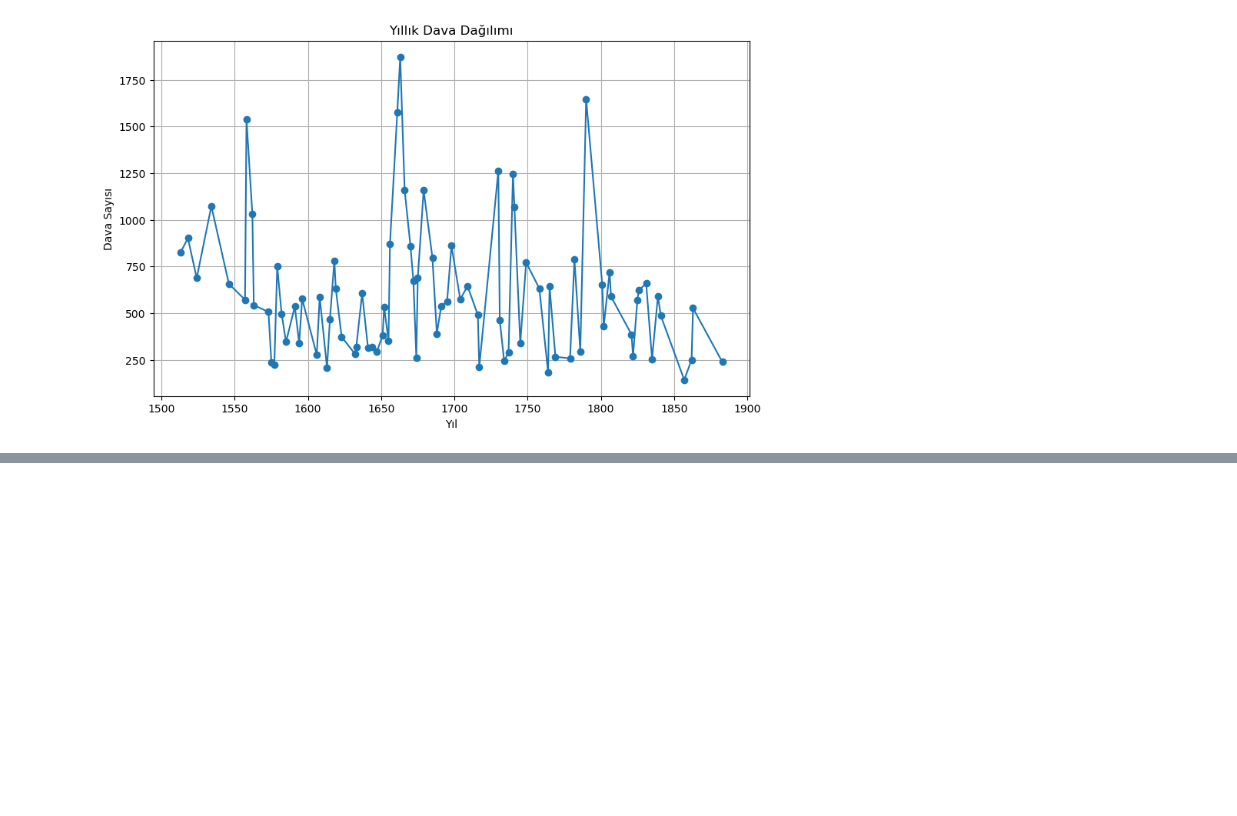
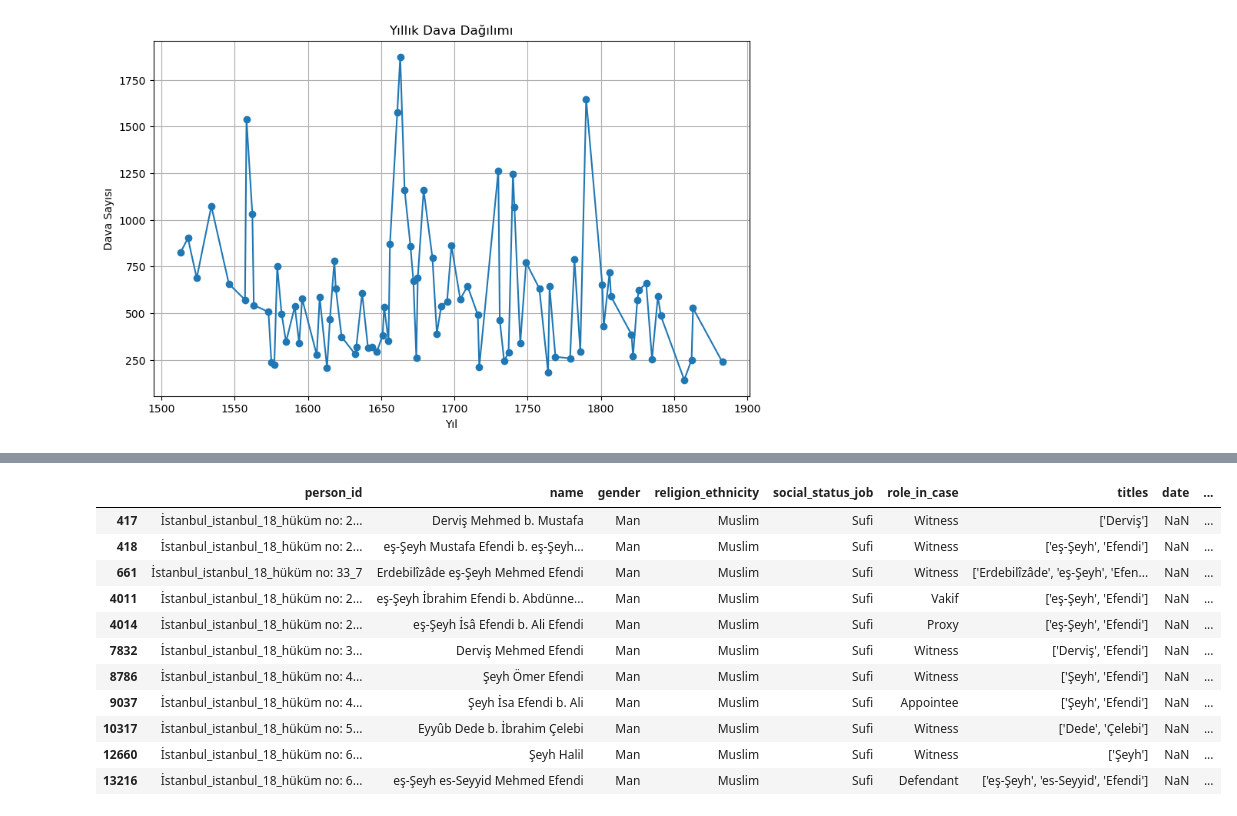
Before and after one commit to yuksekyusuf/Sufism-and-Urban-Religiosity, a Jupyter notebook: Untitled.ipynb, the cells around one changed output, grey strips where cells are left out. Saved outputs shown, nothing was run; the diff lists cells and outputs as text; code cells hidden in the pictures; blank space fills up the shorter version.

```diff
--- a/Untitled.ipynb
+++ b/Untitled.ipynb
@@ -108,0 +207,15 @@ plt.show()
+# %%
+df[df['social_status_job'] == "Sufi"]
+# %% [output]
+|  | person_id | name | gender | religion_ethnicity | social_status_job | role_in_case | titles | date | ... |
+| 417 | İstanbul_i̇stanbul_18_hüküm no: 2... | Derviş Mehmed b. Mustafa | Man | Muslim | Sufi | Witness | ['Derviş'] | NaN | ... |
+| 418 | İstanbul_i̇stanbul_18_hüküm no: 2... | eş-Şeyh Mustafa Efendi b. eş-Şeyh... | Man | Muslim | Sufi | Witness | ['eş-Şeyh', 'Efendi'] | NaN | ... |
+| 661 | İstanbul_i̇stanbul_18_hüküm no: 33_7 | Erdebilîzâde eş-Şeyh Mehmed Efendi | Man | Muslim | Sufi | Witness | ['Erdebilîzâde', 'eş-Şeyh', 'Efen... | NaN | ... |
+| 4011 | İstanbul_i̇stanbul_18_hüküm no: 2... | eş-Şeyh İbrahim Efendi b. Abdünne... | Man | Muslim | Sufi | Vakif | ['eş-Şeyh', 'Efendi'] | NaN | ... |
+| 4014 | İstanbul_i̇stanbul_18_hüküm no: 2... | eş-Şeyh İsâ Efendi b. Ali Efendi | Man | Muslim | Sufi | Proxy | ['eş-Şeyh', 'Efendi'] | NaN | ... |
+| 7832 | İstanbul_i̇stanbul_18_hüküm no: 3... | Derviş Mehmed Efendi | Man | Muslim | Sufi | Witness | ['Derviş', 'Efendi'] | NaN | ... |
+| 8786 | İstanbul_i̇stanbul_18_hüküm no: 4... | Şeyh Ömer Efendi | Man | Muslim | Sufi | Witness | ['Şeyh', 'Efendi'] | NaN | ... |
+| 9037 | İstanbul_i̇stanbul_18_hüküm no: 4... | Şeyh İsa Efendi b. Ali | Man | Muslim | Sufi | Appointee | ['Şeyh', 'Efendi'] | NaN | ... |
+| 10317 | İstanbul_i̇stanbul_18_hüküm no: 5... | Eyyûb Dede b. İbrahim Çelebi | Man | Muslim | Sufi | Witness | ['Dede', 'Çelebi'] | NaN | ... |
+| 12660 | İstanbul_i̇stanbul_18_hüküm no: 6... | Şeyh Halil | Man | Muslim | Sufi | Witness | ['Şeyh'] | NaN | ... |
+| 13216 | İstanbul_i̇stanbul_18_hüküm no: 6... | eş-Şeyh es-Seyyid Mehmed Efendi | Man | Muslim | Sufi | Defendant | ['eş-Şeyh', 'es-Seyyid', 'Efendi'] | NaN | ... |
```
Also changed, not shown: parts of 8 cells of this notebook, 15 other files.
